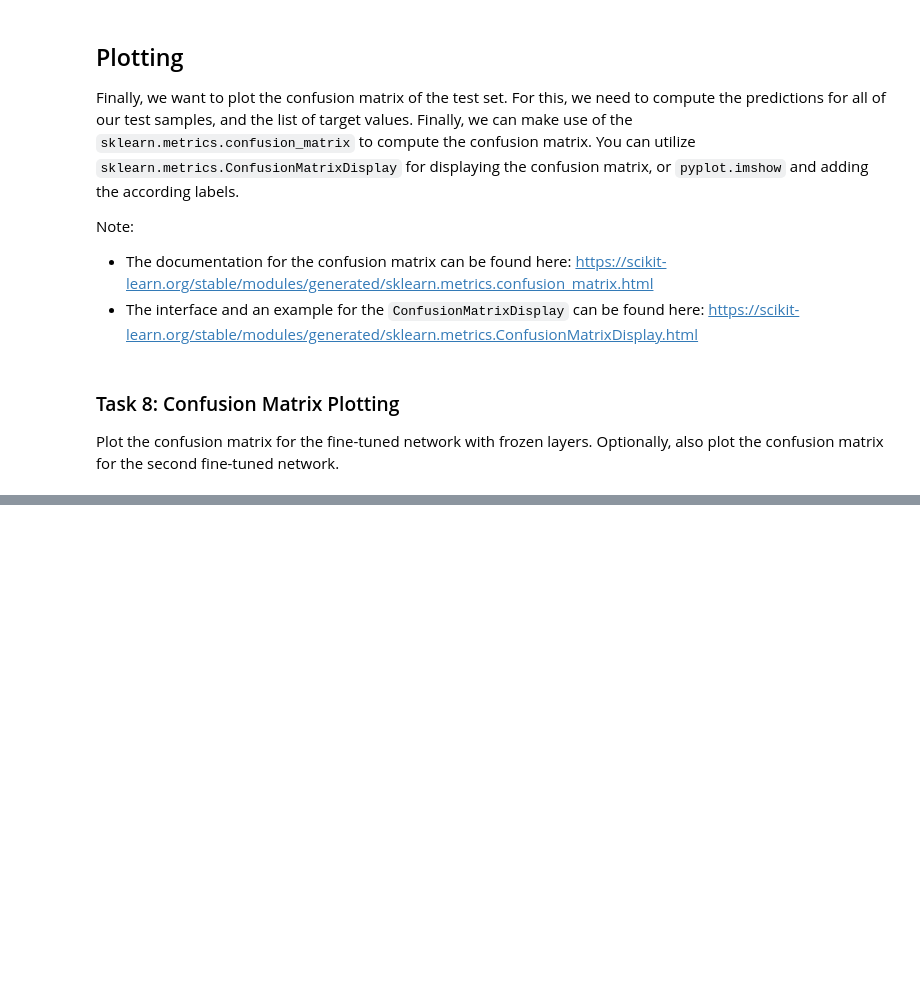
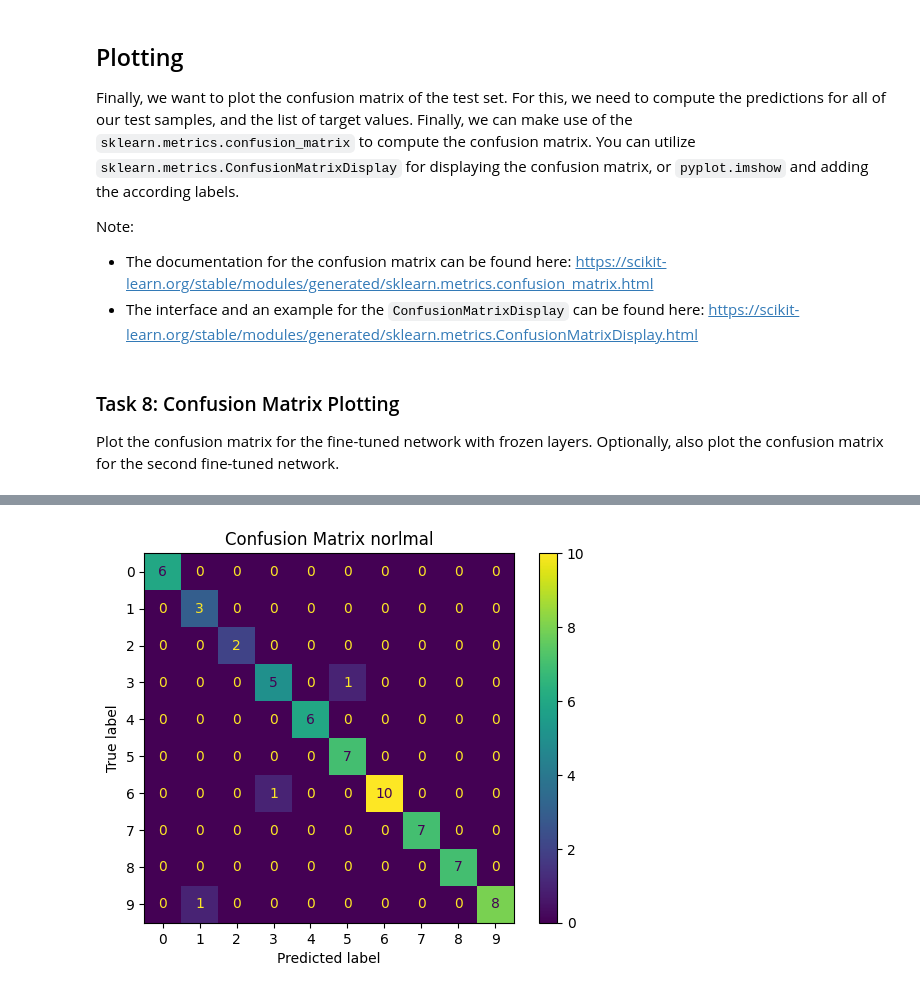
Before and after one commit to danielbarco/deeplearning, a Jupyter notebook: DL-Assignment07.ipynb, the cells around one changed output, grey strips where cells are left out. Saved outputs shown, nothing was run; the diff lists cells and outputs as text; code cells hidden in the pictures; blank space fills up the shorter version.

```diff
--- a/DL-Assignment07.ipynb
+++ b/DL-Assignment07.ipynb
@@ -176,0 +259,3 @@ train_eval(...)
+# %%
+network_normal = replace_last_layer(network_2, O=O)
+train_eval(network = network_normal, epochs=10, lr=0.001, µ=0.9)
@@ -208,0 +312,27 @@ matrix = confusion_matrix(...)
+# %%
+from sklearn.metrics import confusion_matrix, ConfusionMatrixDisplay
+import matplotlib.pyplot as plt
+
+device = torch.device("cuda")
+
+# compute predictions and collect targets
+for batch_idx, (x, t) in enumerate(testloader):
+    # put data to device
+    x, t = x.to(device), t.to(device)
+    # compute predictions
+    Z = network_normal(x)
+    # collect targets
+    targets = t.cpu()
+    predictions = torch.argmax(Z, dim=1).cpu()
+    break
+
+# compute confusion matrix
+matrix = confusion_matrix(targets, predictions)
+
+# plot confusion matrix
+disp = ConfusionMatrixDisplay(confusion_matrix=matrix, display_labels=range(10))
+disp.plot()
+plt.title("Confusion Matrix norlmal")
+plt.show()
+# %% [output]
+[figure, added]
```
Also changed, not shown: parts of 15 cells of this notebook, 1 other file.
